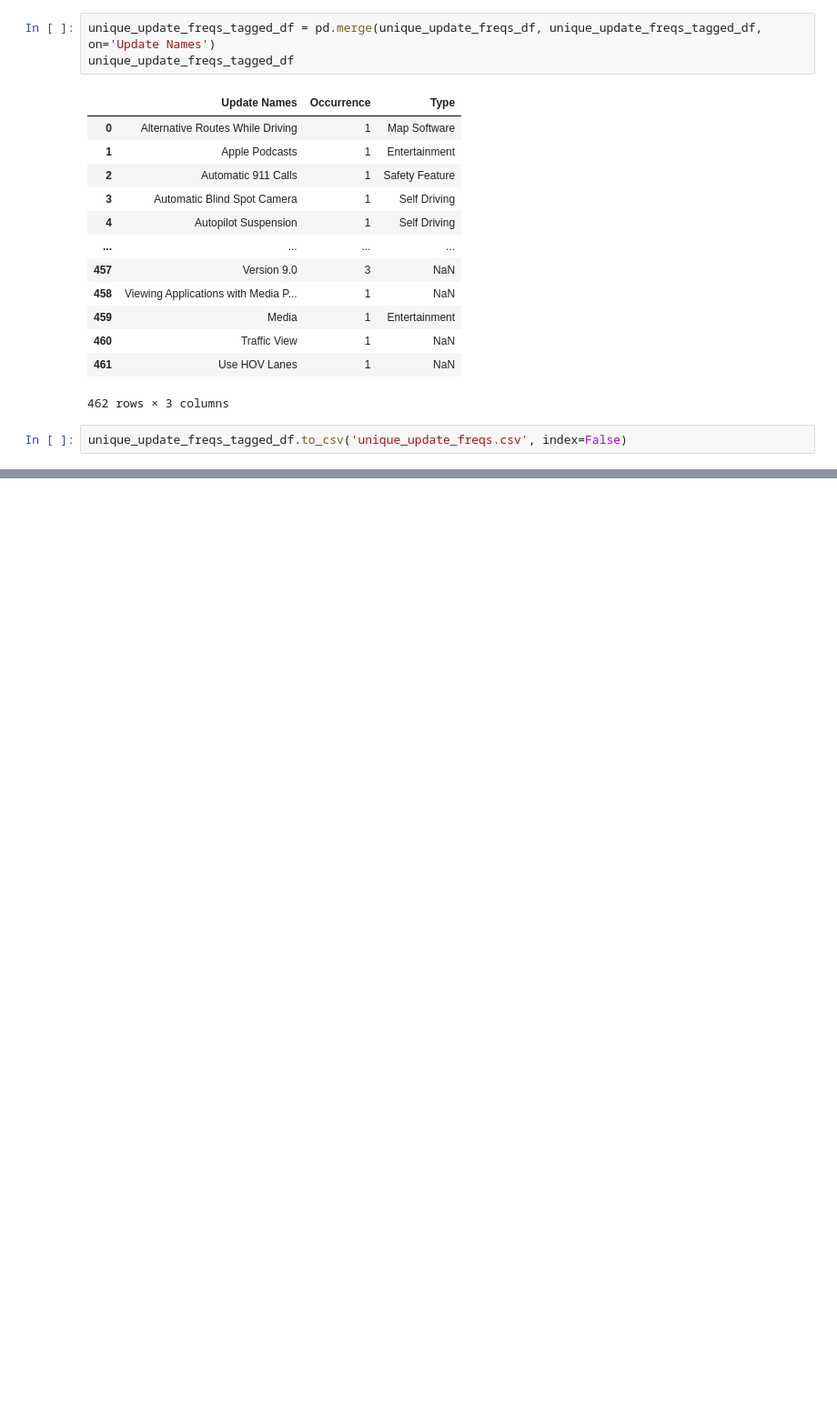
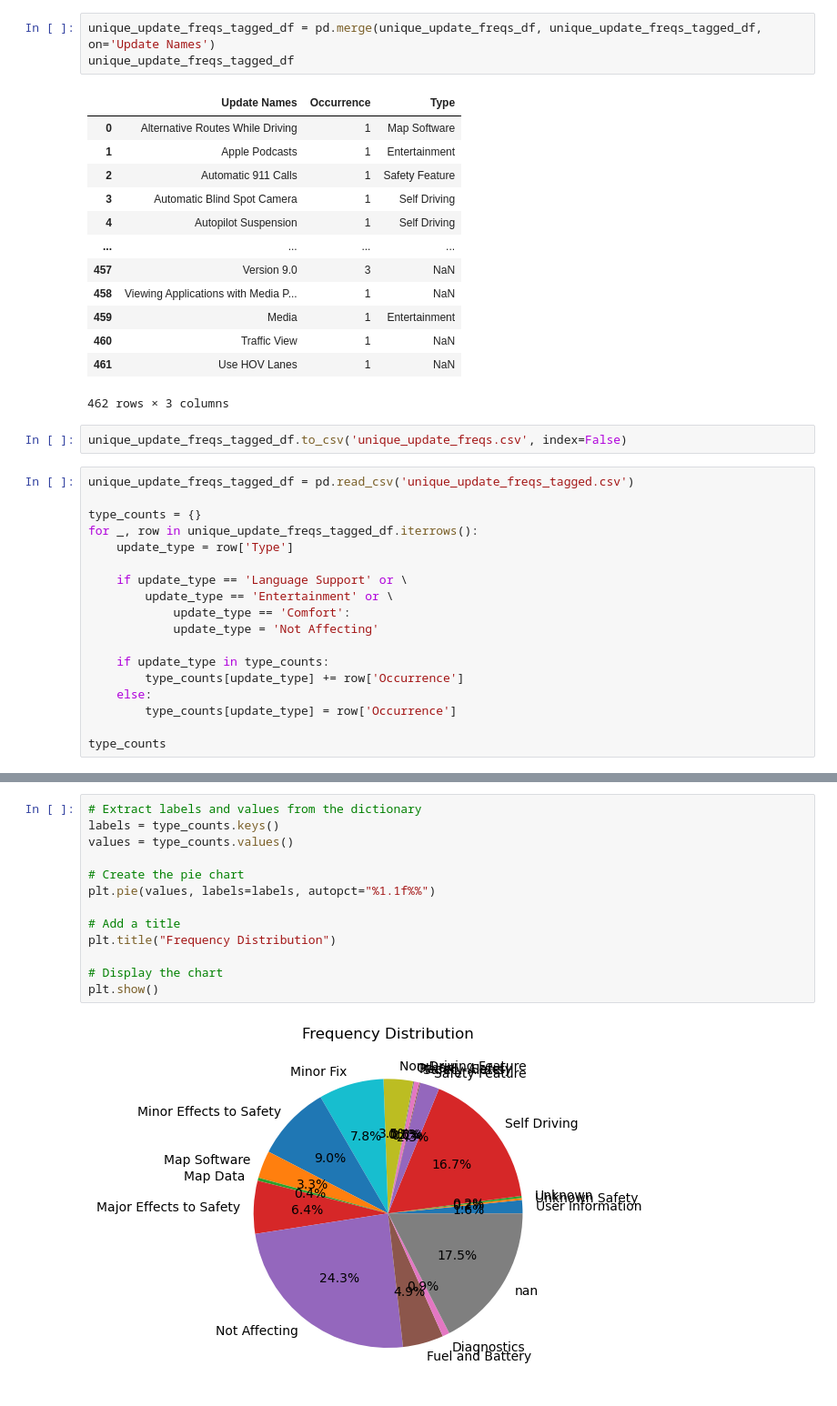
Before and after one commit to aliraeisdanaei/Tesla-Release-Information, a Jupyter notebook: Data/data_analysis.ipynb, the cells around one changed output, grey strips where cells are left out. Shown at 91% size. Cells and saved outputs as stored; diff of their text form; blank space fills up the shorter version.

Commit message:
added pie chart to visualise tags

```diff
--- a/Data/data_analysis.ipynb
+++ b/Data/data_analysis.ipynb
@@ -111,3 +112,21 @@ unique_update_freqs_tagged_df
 462 rows × 3 columns
 # %%
 unique_update_freqs_tagged_df.to_csv('unique_update_freqs.csv', index=False)
+# %%
+unique_update_freqs_tagged_df = pd.read_csv('unique_update_freqs_tagged.csv')
+
+type_counts = {}
+for _, row in unique_update_freqs_tagged_df.iterrows():
+    update_type = row['Type']
+
+    if update_type == 'Language Support' or \
+        update_type == 'Entertainment' or \
+            update_type == 'Comfort':
+            update_type = 'Not Affecting'
+
+    if update_type in type_counts:
+        type_counts[update_type] += row['Occurrence']
+    else:
+        type_counts[update_type] = row['Occurrence']
+
+type_counts
@@ -113,0 +152,15 @@ unique_update_freqs_tagged_df.to_csv('unique_update_freqs.csv', index=False)
+# %%
+# Extract labels and values from the dictionary
+labels = type_counts.keys()
+values = type_counts.values()
+
+# Create the pie chart
+plt.pie(values, labels=labels, autopct="%1.1f%%")
+
+# Add a title
+plt.title("Frequency Distribution")
+
+# Display the chart
+plt.show()
+# %% [output]
+[figure, added]
```
Also changed, not shown: parts of 2 cells of this notebook.
